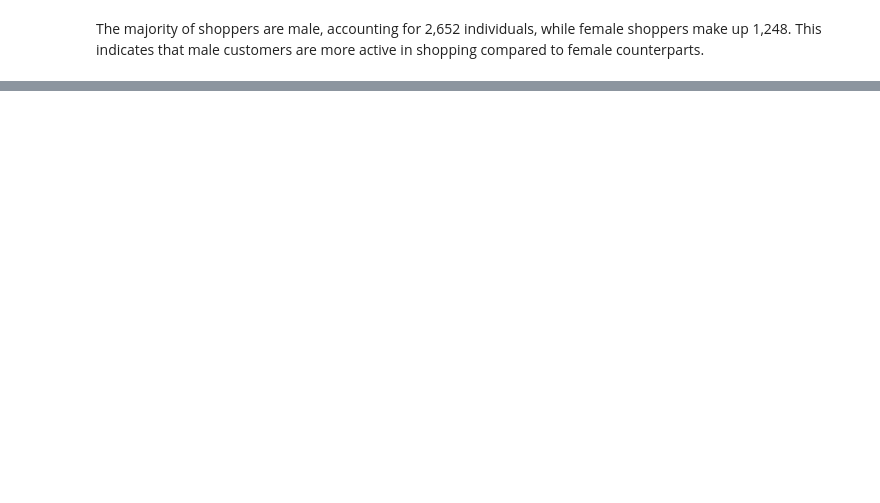
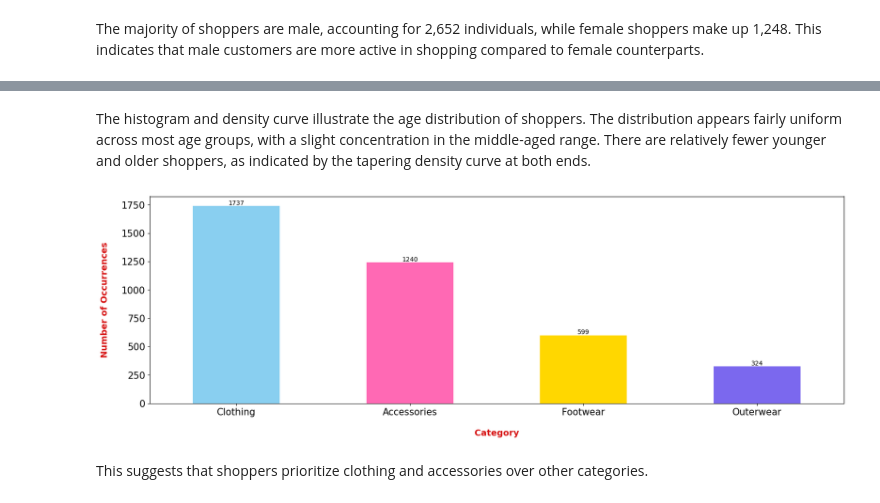
Before and after one commit to noahnoahnoahtran/project18-shopping-trend-analysis, a Jupyter notebook: shopping_trend_analysis.ipynb, the cells around one changed output, grey strips where cells are left out. Drawn from its saved outputs; the diff is of its cells as text; code cells hidden in the pictures; blank space fills up the shorter version.

```diff
--- a/shopping_trend_analysis.ipynb
+++ b/shopping_trend_analysis.ipynb
@@ -117,0 +146,19 @@ The majority of shoppers are male, accounting for 2,652 individuals, while femal
+# %% [markdown]
+The histogram and density curve illustrate the age distribution of shoppers. The distribution appears fairly uniform across most age groups, with a slight concentration in the middle-aged range. There are relatively fewer younger and older shoppers, as indicated by the tapering density curve at both ends.
+# %%
+#Purchase distribution by product category
+plt.figure(figsize = (20, 6))
+ax = df['Category'].value_counts().plot(kind = 'bar', color = colors, rot = 0)
+ax.set_xticklabels = (df['Category'].value_counts().index)
+
+for p in ax.patches:
+    ax.annotate(int(p.get_height()), (p.get_x() + 0.25, p.get_height() + 1), ha = 'center', va = 'bottom', color = 'black')
+    ax.tick_params(axis = 'both', labelsize = 15)
+
+plt.xlabel('Category', weight = 'bold', color = '#D71313', fontsize = 14, labelpad = 20)
+plt.ylabel('Number of Occurrences', weight = 'bold', color = '#D71313', fontsize = 14, labelpad = 20)
+plt.show()
+# %% [output]
+[figure, added]
+# %% [markdown]
+This suggests that shoppers prioritize clothing and accessories over other categories.
```
Also changed, not shown: parts of 4 cells of this notebook.
